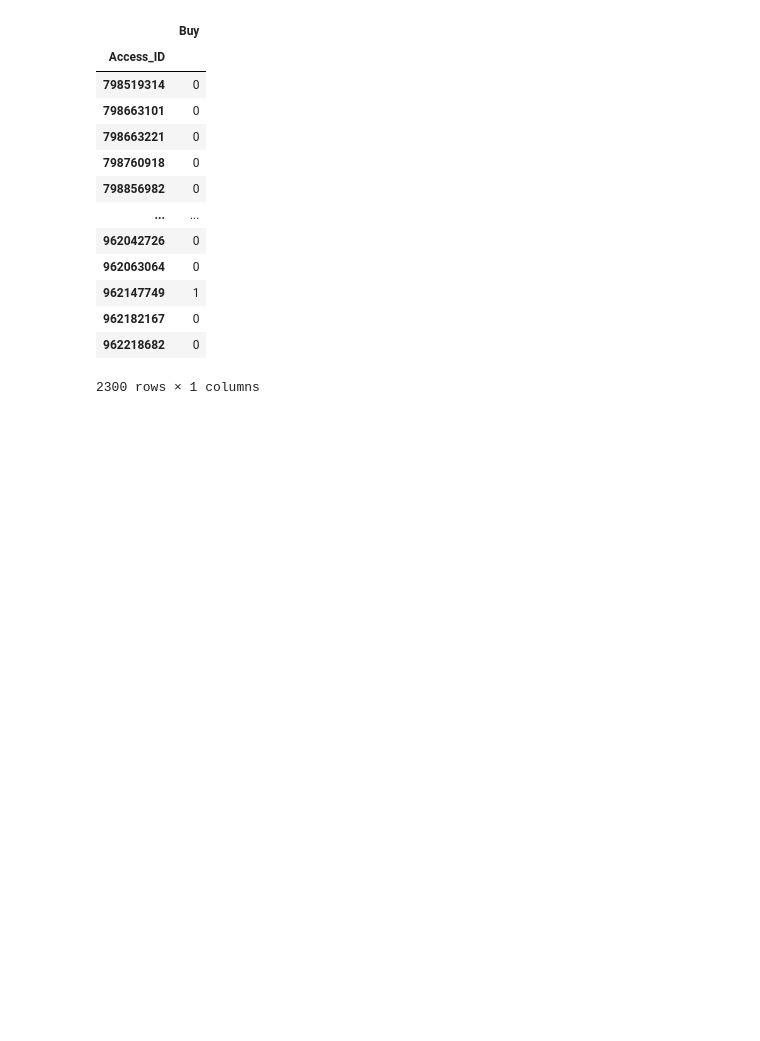
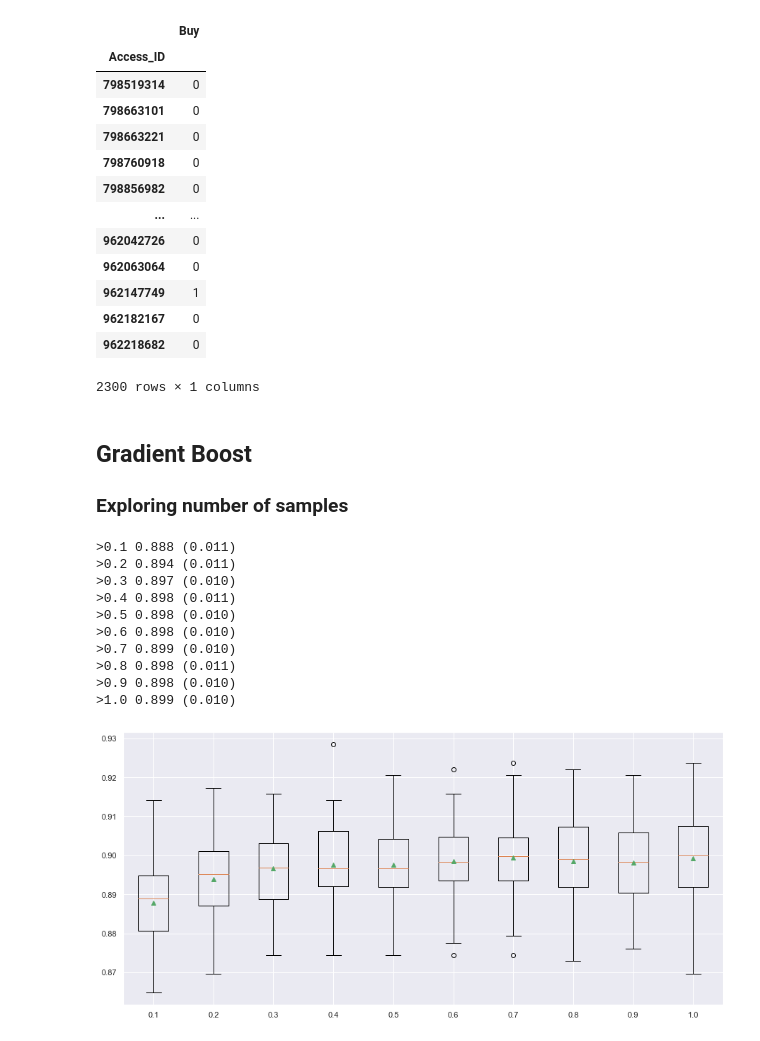
Before and after one commit to filipacarreira/MachineLearningProject, a Jupyter notebook: techscape-ecommerce/group_35.ipynb, the cells around one changed output. Cells and saved outputs as stored; diff of their text form; code cells hidden in the pictures; blank space fills up the shorter version.

Commit message:
KNN Update and Gradient Boost

```diff
--- a/techscape-ecommerce/group_35.ipynb
+++ b/techscape-ecommerce/group_35.ipynb
@@ -3810,3 +3857,56 @@ file_name = 'kaggle_adaboost_gs_no_over.csv'
 
 # saving the excel
 kaggle_adaboost_gs.to_csv(file_name)
+# %% [markdown]
+## Gradient Boost
+
+### Exploring number of samples
+# %%
+from sklearn.ensemble import GradientBoostingClassifier
+from sklearn.model_selection import GridSearchCV
+from sklearn.metrics import accuracy_score
+
+# get a list of models to evaluate
+def get_models():
+	models = dict()
+	# explore sample ratio from 10% to 100% in 10% increments
+	for i in np.arange(0.1, 1.1, 0.1):
+		key = '%.1f' % i
+		models[key] = GradientBoostingClassifier(subsample=i)
+	return models
+
+# evaluate a given model using cross-validation
+def evaluate_model(model, X, y):
+	# define the evaluation procedure
+	cv = RepeatedStratifiedKFold(n_splits=10, n_repeats=5, random_state=1)
+	# evaluate the model and collect the results
+	scores = cross_val_score(model, X, y, scoring='accuracy', cv=cv, n_jobs=-1)
+	return scores
+
+# get the models to evaluate
+models = get_models()
+# evaluate the models and store results
+results, names = list(), list()
+for name, model in models.items():
+	# evaluate the model
+	scores = evaluate_model(model, X_train_eng, y_train_df)
+	# store the results
+	results.append(scores)
+	names.append(name)
+	# summarize the performance along the way
+	print('>%s %.3f (%.3f)' % (name, mean(scores), std(scores)))
+# plot model performance for comparison
+pyplot.boxplot(results, labels=names, showmeans=True)
+pyplot.show()
+# %% [output]
+>0.1 0.888 (0.011)
+>0.2 0.894 (0.011)
+>0.3 0.897 (0.010)
+>0.4 0.898 (0.011)
+>0.5 0.898 (0.010)
+>0.6 0.898 (0.010)
+>0.7 0.899 (0.010)
+>0.8 0.898 (0.011)
+>0.9 0.898 (0.010)
+>1.0 0.899 (0.010)
+[figure, added]
```
Also changed, not shown: parts of 67 cells of this notebook, 1 other file.
